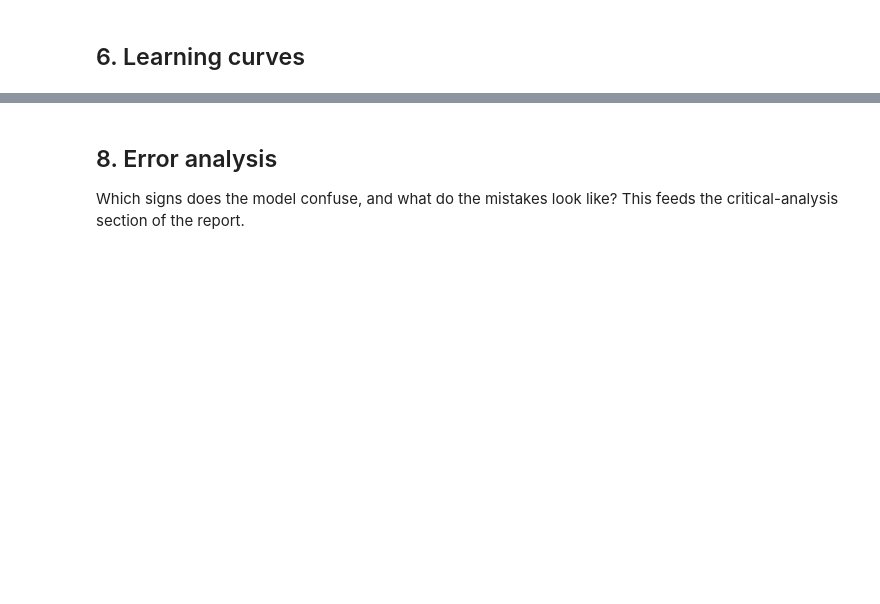
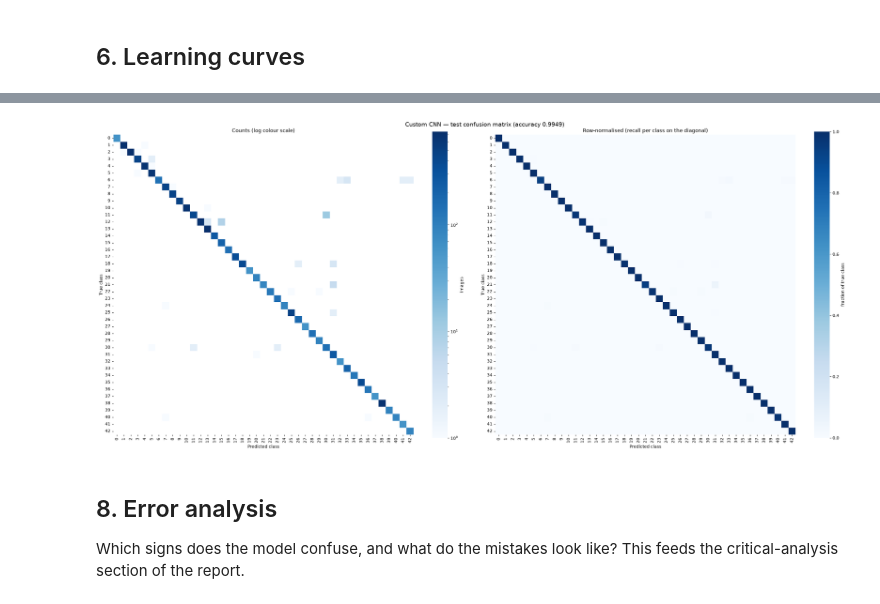
Before and after one commit to AaqibAR/DL_GroupProject, a Jupyter notebook: notebooks/custom_cnn_naweedh.ipynb, the cells around one changed output, grey strips where cells are left out. Cells and saved outputs as stored; diff of their text form; code cells hidden in the pictures; blank space fills up the shorter version.

```diff
--- a/notebooks/custom_cnn_naweedh.ipynb
+++ b/notebooks/custom_cnn_naweedh.ipynb
@@ -479,15 +641,22 @@ per_class.sort_values("f1-score").head(10)[["class_id", "precision", "recall", "
 # %%
 cm = confusion_matrix(y_test, test_pred, labels=list(range(CONFIG["num_classes"])))
-cm_norm = cm / cm.sum(axis=1, keepdims=True)
+np.savetxt(RESULTS_DIR / "confusion_matrix.csv", cm, fmt="%d", delimiter=",")
 
-plt.figure(figsize=(14, 12))
-sns.heatmap(cm_norm, cmap="Blues", vmin=0, vmax=1, square=True, cbar_kws={"label": "fraction of true class"})
-plt.xlabel("Predicted class"); plt.ylabel("True class")
-plt.title(f"Custom CNN — normalised confusion matrix (test acc {acc:.4f})")
+fig, axes = plt.subplots(1, 2, figsize=(26, 11))
+sns.heatmap(cm, cmap="Blues", square=True, ax=axes[0], cbar_kws={"label": "images"},
+            norm=plt.matplotlib.colors.LogNorm(vmin=1, vmax=cm.max()))
+axes[0].set_title("Counts (log colour scale)")
+sns.heatmap(cm / cm.sum(axis=1, keepdims=True), cmap="Blues", vmin=0, vmax=1, square=True, ax=axes[1],
+            cbar_kws={"label": "fraction of true class"})
+axes[1].set_title("Row-normalised (recall per class on the diagonal)")
+for ax in axes:
+    ax.set_xlabel("Predicted class"); ax.set_ylabel("True class")
+plt.suptitle(f"Custom CNN — test confusion matrix (accuracy {test_metrics['accuracy']:.4f})", fontsize=14)
 plt.tight_layout()
 plt.savefig(RESULTS_DIR / "confusion_matrix.png", dpi=150)
 plt.show()
-np.savetxt(RESULTS_DIR / "confusion_matrix.csv", cm, fmt="%d", delimiter=",")
+# %% [output]
+[figure, added]
 # %% [markdown]
 ## 8. Error analysis
 
```
Also changed, not shown: parts of 33 cells of this notebook, 19 other files.
